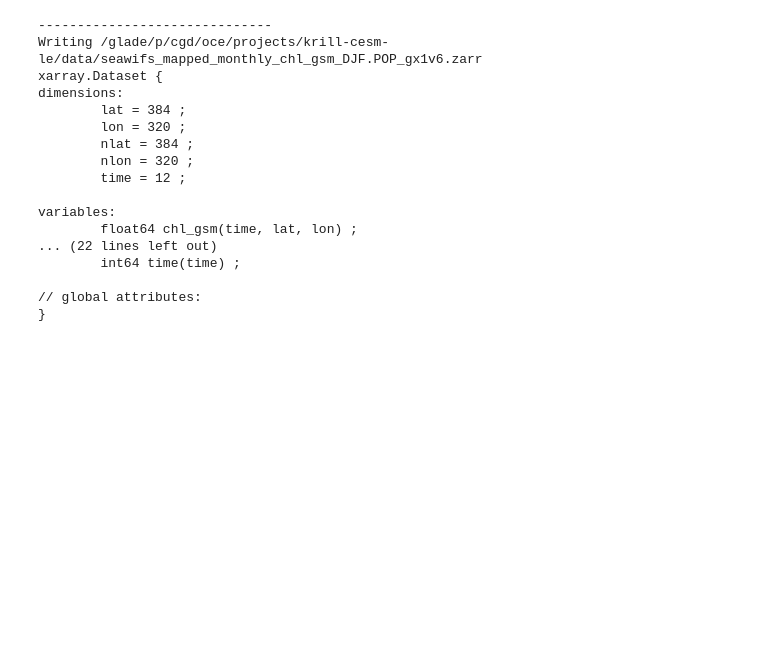
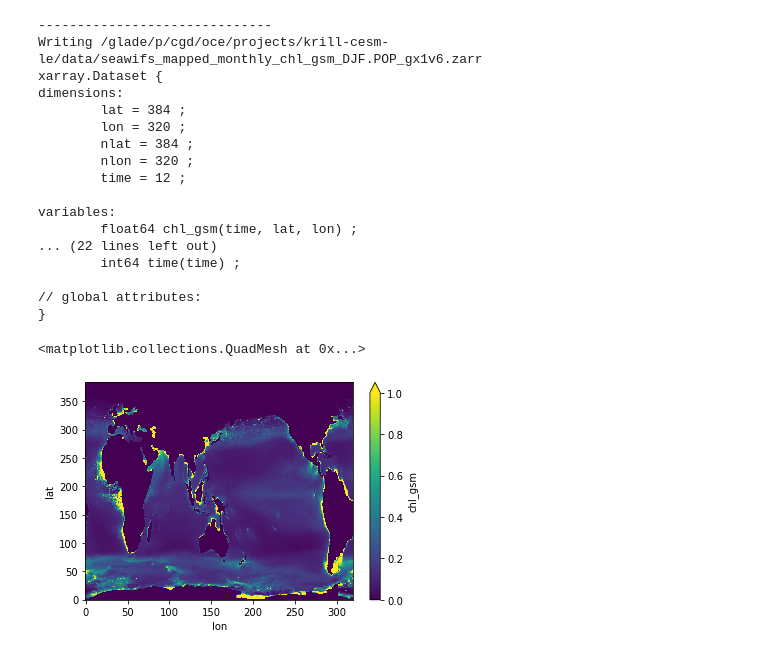
Before and after one commit to matt-long/krill-cesm-le, a Jupyter notebook: notebooks/_gen_seawifs_monthly_dataset.ipynb, the cells around one changed output. Saved outputs shown, nothing was run; the diff lists cells and outputs as text; code cells hidden in the pictures; blank space fills up the shorter version.

```diff
--- a/notebooks/_gen_seawifs_monthly_dataset.ipynb
+++ b/notebooks/_gen_seawifs_monthly_dataset.ipynb
@@ -121,6 +122,7 @@ Attributes:
 time_units = 'days since 1970-01-01 00:00:00'
 
 def regrid_chl(chl_src):
+    """apply valid_min and valid_max and regrid"""
     chl_src = chl_src.where(
         (chl_src.valid_min <= chl_src) & (chl_src <= chl_src.valid_max)
     )
@@ -132,6 +134,7 @@ def regrid_chl(chl_src):
 
 @dask.delayed
 def file_regrid_chl(file_in, file_out):
+    """read chlorophyll file, interpret time, regrid and write to file"""
     ds_src = xr.open_dataset(file_in)
 
     # process time
@@ -165,14 +168,17 @@ def file_regrid_chl(file_in, file_out):
 
     # regrid data
     chl_src = ds_src.chl_gsm
-    chl_dst = regrid_chl(chl_src.expand_dims(time=time))
-    xr.Dataset({
+    chl_dst = regrid_chl(chl_src).expand_dims(time=time)
+
+
+    dso = xr.Dataset({
         'time': time,
         'time_bounds': time_bnds,
         'chl_gsm': chl_dst,
-    }).to_netcdf(file_out)
+    })
+    dso.to_netcdf(file_out)
 
-    return file_out
+    return dso
 
 localpath_out = f'{localpath}/{dst_grid}'
 os.makedirs(localpath_out, exist_ok=True)
@@ -183,12 +189,12 @@ for f in filelist:
     file_in = f'{localpath}/{f}'
     file_out = f'{localpath_out}/{f.replace(".nc", f"_{dst_grid}.nc")}'
     dst_filelist.append(file_out)
-    if not os.path.exists(file_out):
+    if not os.path.exists(file_out) or clobber:
         delayed_obj.append(file_regrid_chl(file_in, file_out))
 
 if delayed_obj:
     with ProgressBar():
-        res = dask.compute(*delayed_obj)
+        ds_list = dask.compute(*delayed_obj)
 
 dst_filelist
 # %% [output]
@@ -305,3 +310,8 @@ variables:
 
 // global attributes:
 }
+# %%
+ds_djf.chl_gsm.mean('time').plot(vmin=0, vmax=1.)
+# %% [output]
+<matplotlib.collections.QuadMesh at 0x...>
+[figure, added]
```
Also changed, not shown: parts of 6 cells of this notebook, 2 other files.
